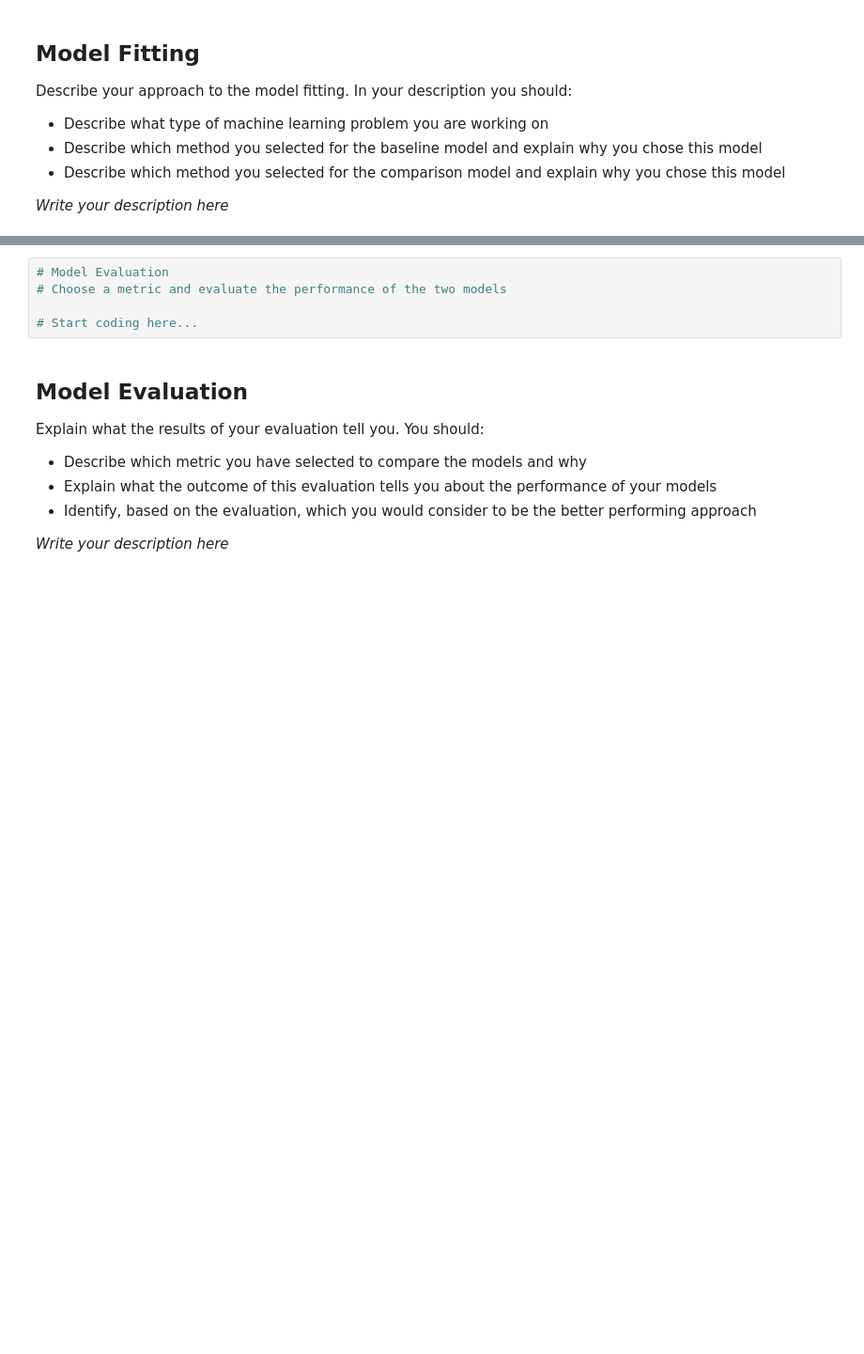
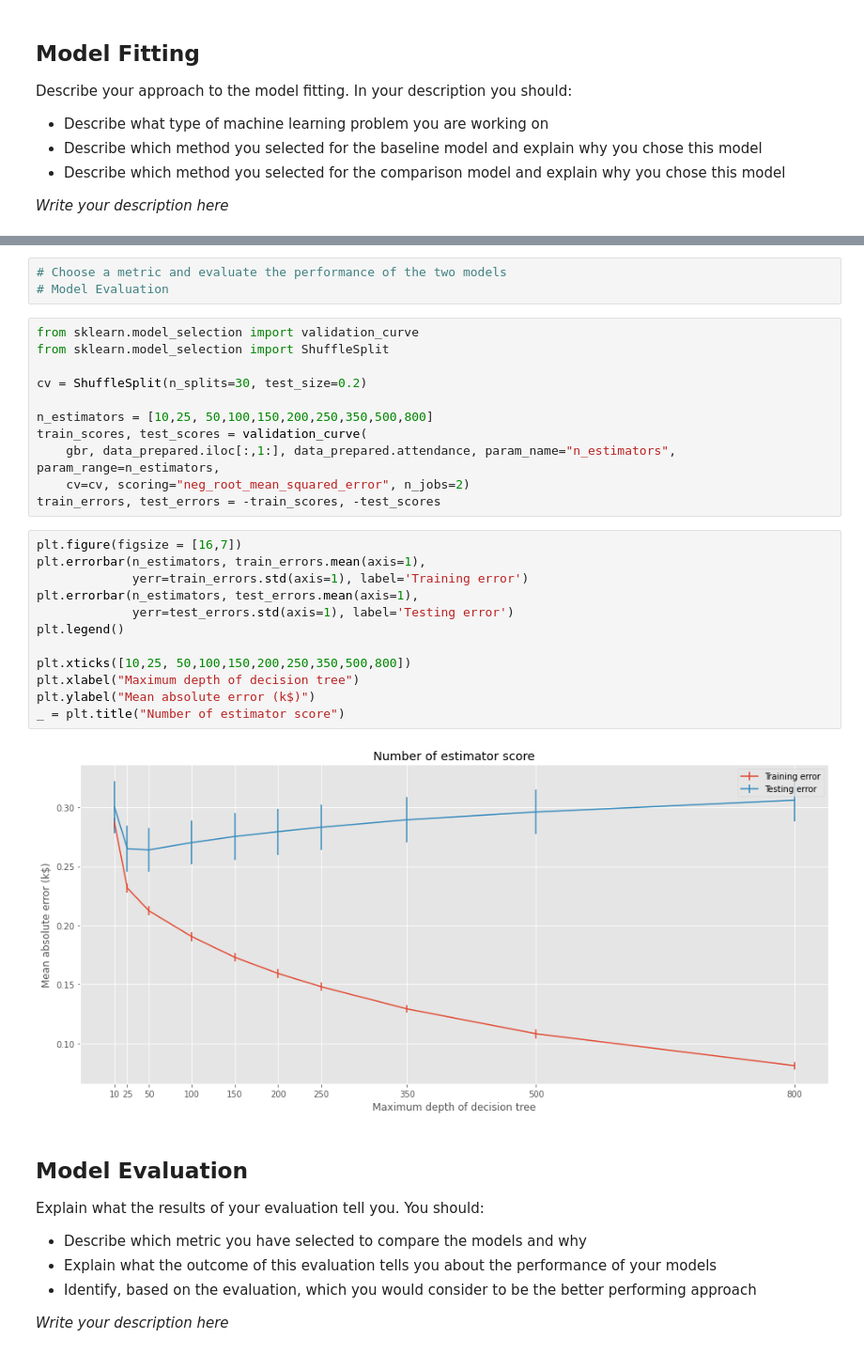
Before and after one commit to CarJung/Uni, a Jupyter notebook: data_camp_certificate/notebook.ipynb, the cells around one changed output, grey strips where cells are left out. Shown at 94% size. Saved outputs shown, nothing was run; the diff lists cells and outputs as text; blank space fills up the shorter version.

```diff
--- a/data_camp_certificate/notebook.ipynb
+++ b/data_camp_certificate/notebook.ipynb
@@ -527,8 +502,31 @@ Describe your approach to the model fitting. In your description you should:
 # %%
+# Choose a metric and evaluate the performance of the two models
 # Model Evaluation
-# Choose a metric and evaluate the performance of the two models
-
-# Start coding here...
+# %%
+from sklearn.model_selection import validation_curve
+from sklearn.model_selection import ShuffleSplit
+
+cv = ShuffleSplit(n_splits=30, test_size=0.2)
+
+n_estimators = [10,25, 50,100,150,200,250,350,500,800]
+train_scores, test_scores = validation_curve(
+    gbr, data_prepared.iloc[:,1:], data_prepared.attendance, param_name="n_estimators", param_range=n_estimators,
+    cv=cv, scoring="neg_root_mean_squared_error", n_jobs=2)
+train_errors, test_errors = -train_scores, -test_scores
+# %%
+plt.figure(figsize = [16,7])
+plt.errorbar(n_estimators, train_errors.mean(axis=1),
+             yerr=train_errors.std(axis=1), label='Training error')
+plt.errorbar(n_estimators, test_errors.mean(axis=1),
+             yerr=test_errors.std(axis=1), label='Testing error')
+plt.legend()
+
+plt.xticks([10,25, 50,100,150,200,250,350,500,800])
+plt.xlabel("Maximum depth of decision tree")
+plt.ylabel("Mean absolute error (k$)")
+_ = plt.title("Number of estimator score")
+# %% [output]
+[figure, new version]
 # %% [markdown]
 ## Model Evaluation
 Explain what the results of your evaluation tell you. You should:
```
Also changed, not shown: parts of 12 cells of this notebook.
